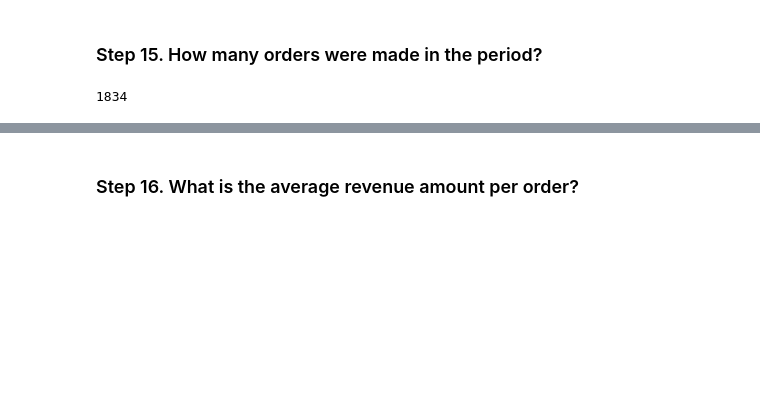
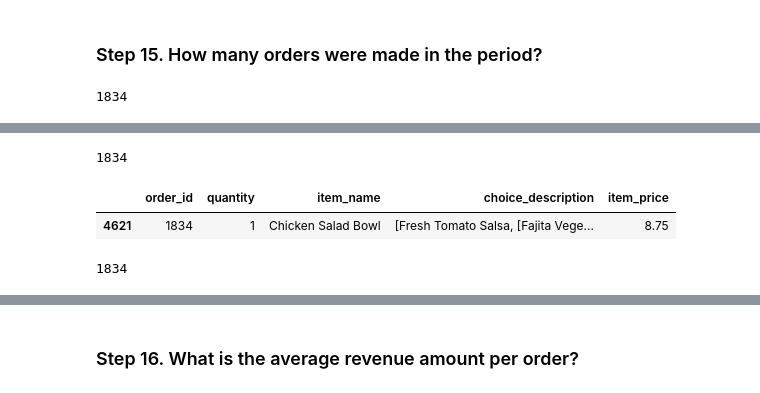
Before and after one commit to Filipate/DataScienceJUN, a Jupyter notebook: WEEK_4/Day2_G/exercises/1_Basic_concepts/Chipotle/Solutions.ipynb, the cells around one changed output, grey strips where cells are left out. Drawn from its saved outputs; the diff is of its cells as text; code cells hidden in the pictures; blank space fills up the shorter version.

```diff
--- a/WEEK_4/Day2_G/exercises/1_Basic_concepts/Chipotle/Solutions.ipynb
+++ b/WEEK_4/Day2_G/exercises/1_Basic_concepts/Chipotle/Solutions.ipynb
@@ -402,0 +576,14 @@ Revenue was: $39237.02
+# %%
+max(chipo.order_id)
+# %% [output]
+1834
+# %%
+chipo.tail(1)
+# %% [output]
+|  | order_id | quantity | item_name | choice_description | item_price |
+| 4621 | 1834 | 1 | Chicken Salad Bowl | [Fresh Tomato Salsa, [Fajita Vege... | 8.75 |
+# %%
+orders = chipo.order_id.value_counts().count()
+orders
+# %% [output]
+1834
```
Also changed, not shown: parts of 75 cells of this notebook, 2 other files.
